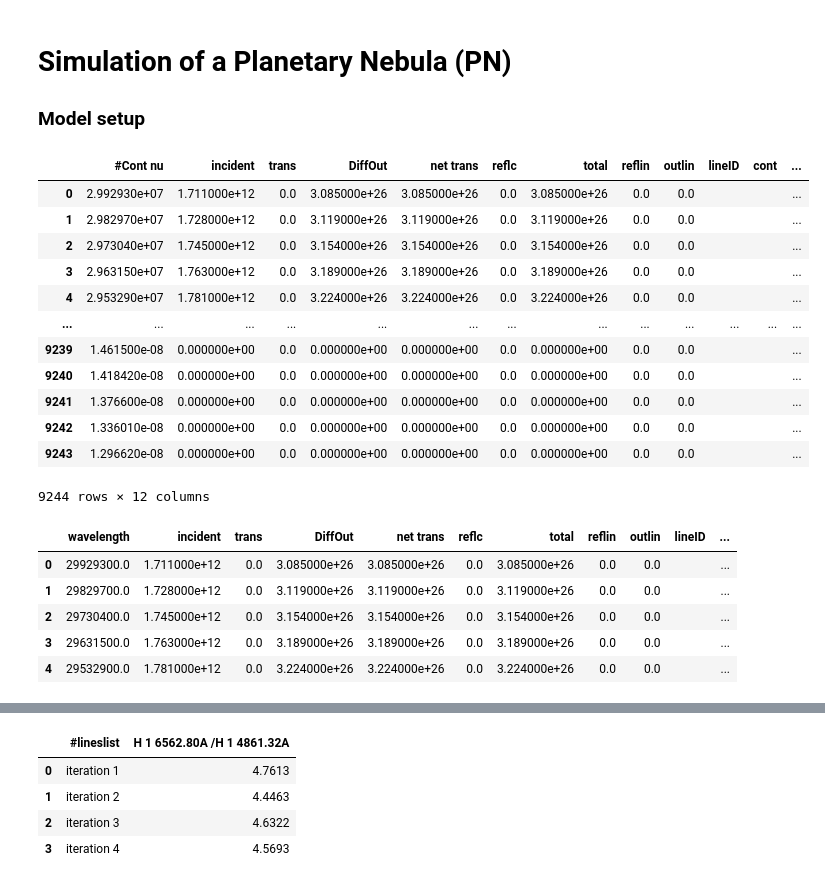
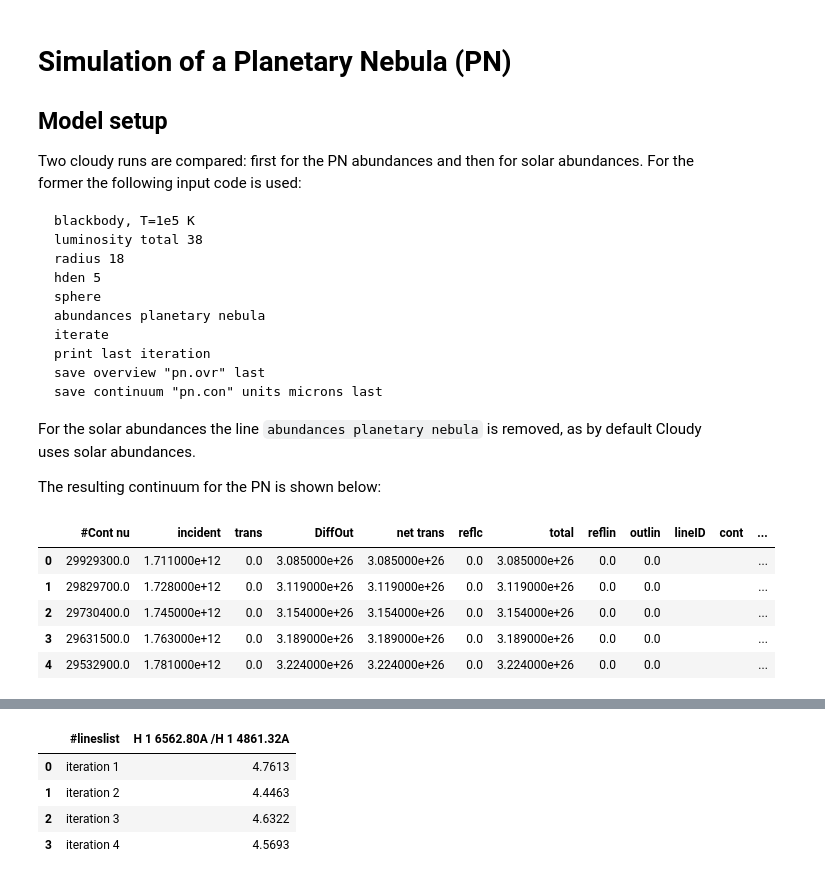
Before and after one commit to IsaacLP/AGN, a Jupyter notebook: cloudy/sim1.ipynb, the cells around one changed output, grey strips where cells are left out. Saved outputs shown, nothing was run; the diff lists cells and outputs as text; code cells hidden in the pictures.

````diff
--- a/cloudy/sim1.ipynb
+++ b/cloudy/sim1.ipynb
@@ -7,37 +18,39 @@ plt.style.use('seaborn-v0_8-deep')
 # %% [markdown]
 # Simulation of a Planetary Nebula (PN)
 
+## Model setup
 
+Two cloudy runs are compared: first for the PN abundances and then for solar abundances. For the former the following input code is used:
 
-### Model setup
+```
+blackbody, T=1e5 K
+luminosity total 38
+radius 18
+hden 5
+sphere
+abundances planetary nebula
+iterate
+print last iteration
+save overview "pn.ovr" last
+save continuum "pn.con" units microns last
+```
+
+For the solar abundances the line ```abundances planetary nebula``` is removed, as by default Cloudy uses solar abundances.
+
+The resulting continuum for the PN is shown below:
 # %%
 out = pd.read_table('pn.con')
-out
+out.head()
 # %% [output]
 |  | #Cont nu | incident | trans | DiffOut | net trans | reflc | total | reflin | outlin | lineID | cont | ... |
-| 0 | 2.992930e+07 | 1.711000e+12 | 0.0 | 3.085000e+26 | 3.085000e+26 | 0.0 | 3.085000e+26 | 0.0 | 0.0 |  |  | ... |
-| 1 | 2.982970e+07 | 1.728000e+12 | 0.0 | 3.119000e+26 | 3.119000e+26 | 0.0 | 3.119000e+26 | 0.0 | 0.0 |  |  | ... |
-| 2 | 2.973040e+07 | 1.745000e+12 | 0.0 | 3.154000e+26 | 3.154000e+26 | 0.0 | 3.154000e+26 | 0.0 | 0.0 |  |  | ... |
-| 3 | 2.963150e+07 | 1.763000e+12 | 0.0 | 3.189000e+26 | 3.189000e+26 | 0.0 | 3.189000e+26 | 0.0 | 0.0 |  |  | ... |
-| 4 | 2.953290e+07 | 1.781000e+12 | 0.0 | 3.224000e+26 | 3.224000e+26 | 0.0 | 3.224000e+26 | 0.0 | 0.0 |  |  | ... |
-| ... | ... | ... | ... | ... | ... | ... | ... | ... | ... | ... | ... | ... |
-| 9239 | 1.461500e-08 | 0.000000e+00 | 0.0 | 0.000000e+00 | 0.000000e+00 | 0.0 | 0.000000e+00 | 0.0 | 0.0 |  |  | ... |
-| 9240 | 1.418420e-08 | 0.000000e+00 | 0.0 | 0.000000e+00 | 0.000000e+00 | 0.0 | 0.000000e+00 | 0.0 | 0.0 |  |  | ... |
-| 9241 | 1.376600e-08 | 0.000000e+00 | 0.0 | 0.000000e+00 | 0.000000e+00 | 0.0 | 0.000000e+00 | 0.0 | 0.0 |  |  | ... |
-| 9242 | 1.336010e-08 | 0.000000e+00 | 0.0 | 0.000000e+00 | 0.000000e+00 | 0.0 | 0.000000e+00 | 0.0 | 0.0 |  |  | ... |
-| 9243 | 1.296620e-08 | 0.000000e+00 | 0.0 | 0.000000e+00 | 0.000000e+00 | 0.0 | 0.000000e+00 | 0.0 | 0.0 |  |  | ... |
+| 0 | 29929300.0 | 1.711000e+12 | 0.0 | 3.085000e+26 | 3.085000e+26 | 0.0 | 3.085000e+26 | 0.0 | 0.0 |  |  | ... |
+| 1 | 29829700.0 | 1.728000e+12 | 0.0 | 3.119000e+26 | 3.119000e+26 | 0.0 | 3.119000e+26 | 0.0 | 0.0 |  |  | ... |
+| 2 | 29730400.0 | 1.745000e+12 | 0.0 | 3.154000e+26 | 3.154000e+26 | 0.0 | 3.154000e+26 | 0.0 | 0.0 |  |  | ... |
+| 3 | 29631500.0 | 1.763000e+12 | 0.0 | 3.189000e+26 | 3.189000e+26 | 0.0 | 3.189000e+26 | 0.0 | 0.0 |  |  | ... |
+| 4 | 29532900.0 | 1.781000e+12 | 0.0 | 3.224000e+26 | 3.224000e+26 | 0.0 | 3.224000e+26 | 0.0 | 0.0 |  |  | ... |
-9244 rows × 12 columns
 # %%
 # Change name
 out.rename(columns={'#Cont  nu':'wavelength'}, inplace=True)
-out.head()
-# %% [output]
-|  | wavelength | incident | trans | DiffOut | net trans | reflc | total | reflin | outlin | lineID | ... |
-| 0 | 29929300.0 | 1.711000e+12 | 0.0 | 3.085000e+26 | 3.085000e+26 | 0.0 | 3.085000e+26 | 0.0 | 0.0 |  | ... |
-| 1 | 29829700.0 | 1.728000e+12 | 0.0 | 3.119000e+26 | 3.119000e+26 | 0.0 | 3.119000e+26 | 0.0 | 0.0 |  | ... |
-| 2 | 29730400.0 | 1.745000e+12 | 0.0 | 3.154000e+26 | 3.154000e+26 | 0.0 | 3.154000e+26 | 0.0 | 0.0 |  | ... |
-| 3 | 29631500.0 | 1.763000e+12 | 0.0 | 3.189000e+26 | 3.189000e+26 | 0.0 | 3.189000e+26 | 0.0 | 0.0 |  | ... |
-| 4 | 29532900.0 | 1.781000e+12 | 0.0 | 3.224000e+26 | 3.224000e+26 | 0.0 | 3.224000e+26 | 0.0 | 0.0 |  | ... |
 # %%
 plt.figure(figsize=(12,6))
 plt.plot(out['wavelength'],out['total'], label='Planetary Nebula Abundances')
````
Also changed, not shown: parts of 28 cells of this notebook.
